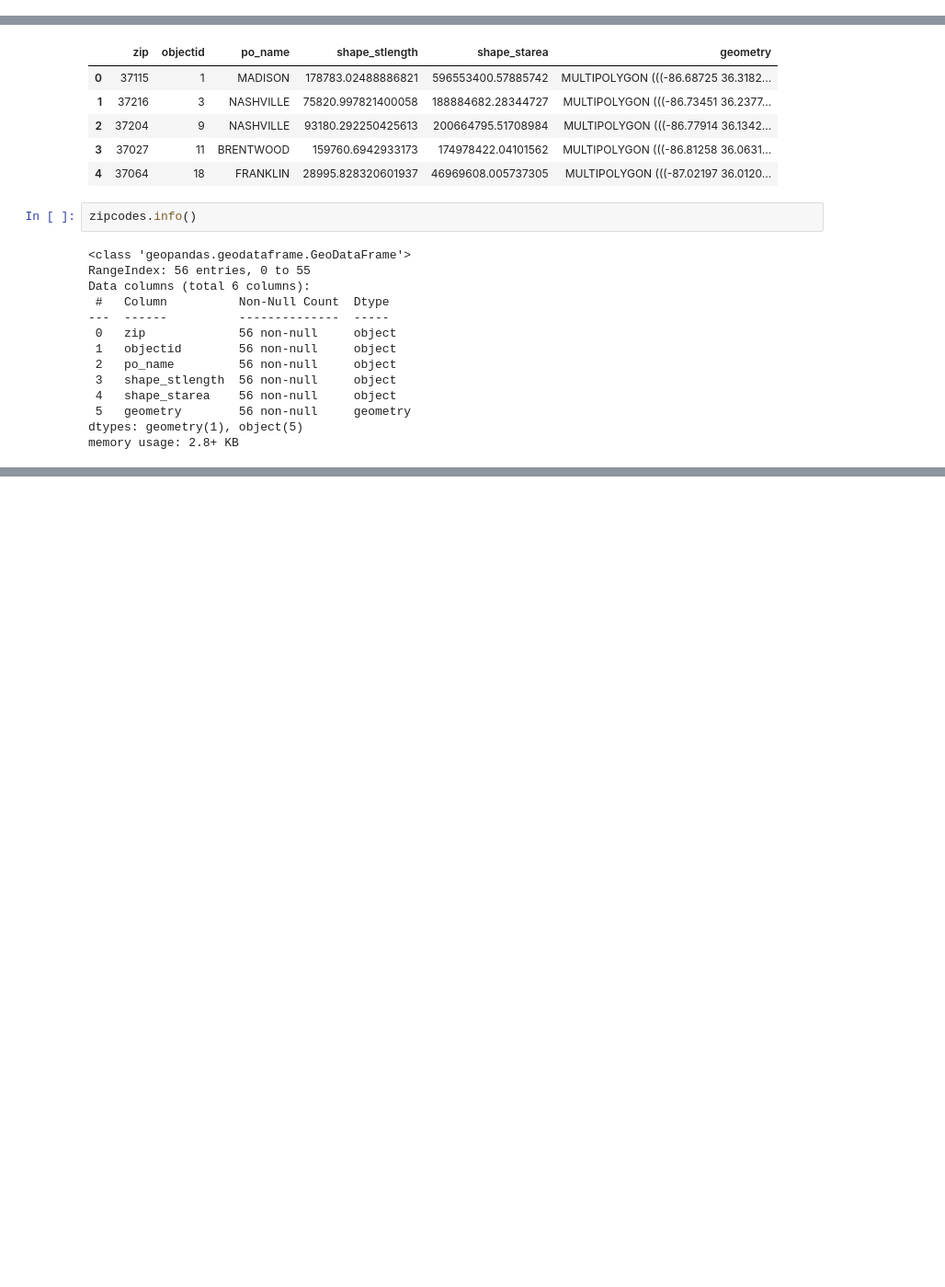
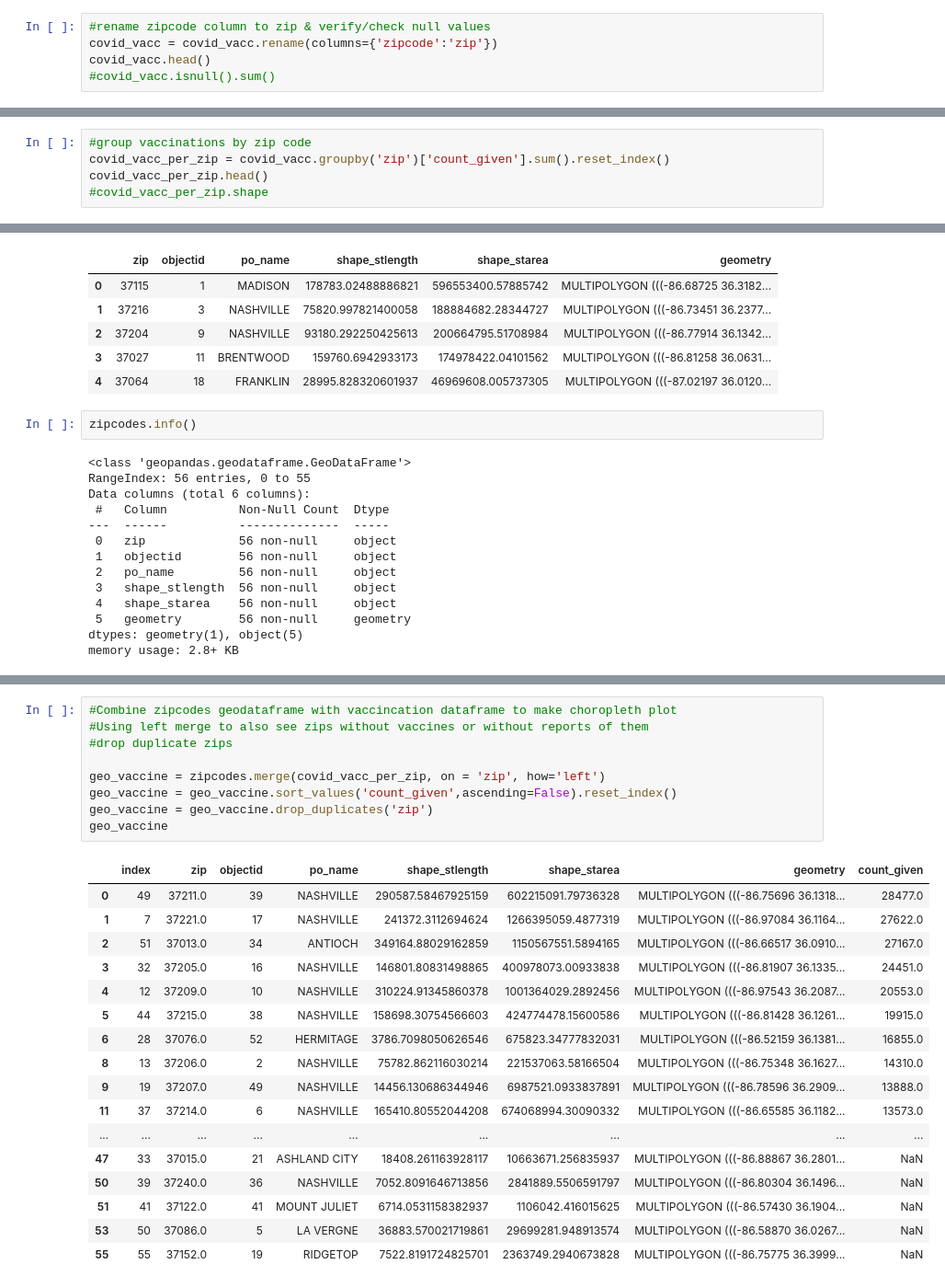
Before and after one commit to rghertel/nash-covid-cases-vaccines-pekka_pickled_peppers, a Jupyter notebook: Metro Area Covid Infections, Vaccinations, Other Factor Correlations.ipynb, the cells around one changed output, grey strips where cells are left out. Shown at 92% size. Saved outputs shown, nothing was run; the diff lists cells and outputs as text; blank space fills up the shorter version.

```diff
--- a/Metro Area Covid Infections, Vaccinations, Other Factor Correlations.ipynb
+++ b/Metro Area Covid Infections, Vaccinations, Other Factor Correlations.ipynb
@@ -37,3 +50,8 @@ Data columns (total 5 columns):
  4   protocol     6694 non-null   object
 dtypes: float64(3), object(2)
 memory usage: 261.6+ KB
+# %%
+#rename zipcode column to zip & verify/check null values
+covid_vacc = covid_vacc.rename(columns={'zipcode':'zip'})
+covid_vacc.head()
+#covid_vacc.isnull().sum()
@@ -39,0 +65,5 @@ memory usage: 261.6+ KB
+# %%
+#group vaccinations by zip code
+covid_vacc_per_zip = covid_vacc.groupby('zip')['count_given'].sum().reset_index()
+covid_vacc_per_zip.head()
+#covid_vacc_per_zip.shape
@@ -78,0 +170,27 @@ KeyError: 'zip'
+# %%
+#Combine zipcodes geodataframe with vaccincation dataframe to make choropleth plot
+#Using left merge to also see zips without vaccines or without reports of them
+#drop duplicate zips
+
+geo_vaccine = zipcodes.merge(covid_vacc_per_zip, on = 'zip', how='left')
+geo_vaccine = geo_vaccine.sort_values('count_given',ascending=False).reset_index()
+geo_vaccine = geo_vaccine.drop_duplicates('zip')
+geo_vaccine
+# %% [output]
+|  | index | zip | objectid | po_name | shape_stlength | shape_starea | geometry | count_given |
+| 0 | 49 | 37211.0 | 39 | NASHVILLE | 290587.58467925159 | 602215091.79736328 | MULTIPOLYGON (((-86.75696 36.1318... | 28477.0 |
+| 1 | 7 | 37221.0 | 17 | NASHVILLE | 241372.3112694624 | 1266395059.4877319 | MULTIPOLYGON (((-86.97084 36.1164... | 27622.0 |
+| 2 | 51 | 37013.0 | 34 | ANTIOCH | 349164.88029162859 | 1150567551.5894165 | MULTIPOLYGON (((-86.66517 36.0910... | 27167.0 |
+| 3 | 32 | 37205.0 | 16 | NASHVILLE | 146801.80831498865 | 400978073.00933838 | MULTIPOLYGON (((-86.81907 36.1335... | 24451.0 |
+| 4 | 12 | 37209.0 | 10 | NASHVILLE | 310224.91345860378 | 1001364029.2892456 | MULTIPOLYGON (((-86.97543 36.2087... | 20553.0 |
+| 5 | 44 | 37215.0 | 38 | NASHVILLE | 158698.30754566603 | 424774478.15600586 | MULTIPOLYGON (((-86.81428 36.1261... | 19915.0 |
+| 6 | 28 | 37076.0 | 52 | HERMITAGE | 3786.7098050626546 | 675823.34777832031 | MULTIPOLYGON (((-86.52159 36.1381... | 16855.0 |
+| 8 | 13 | 37206.0 | 2 | NASHVILLE | 75782.862116030214 | 221537063.58166504 | MULTIPOLYGON (((-86.75348 36.1627... | 14310.0 |
+| 9 | 19 | 37207.0 | 49 | NASHVILLE | 14456.130686344946 | 6987521.0933837891 | MULTIPOLYGON (((-86.78596 36.2909... | 13888.0 |
+| 11 | 37 | 37214.0 | 6 | NASHVILLE | 165410.80552044208 | 674068994.30090332 | MULTIPOLYGON (((-86.65585 36.1182... | 13573.0 |
+| ... | ... | ... | ... | ... | ... | ... | ... | ... |
+| 47 | 33 | 37015.0 | 21 | ASHLAND CITY | 18408.261163928117 | 10663671.256835937 | MULTIPOLYGON (((-86.88867 36.2801... | NaN |
+| 50 | 39 | 37240.0 | 36 | NASHVILLE | 7052.8091646713856 | 2841889.5506591797 | MULTIPOLYGON (((-86.80304 36.1496... | NaN |
+| 51 | 41 | 37122.0 | 41 | MOUNT JULIET | 6714.0531158382937 | 1106042.416015625 | MULTIPOLYGON (((-86.57430 36.1904... | NaN |
+| 53 | 50 | 37086.0 | 5 | LA VERGNE | 36883.570021719861 | 29699281.948913574 | MULTIPOLYGON (((-86.58870 36.0267... | NaN |
+| 55 | 55 | 37152.0 | 19 | RIDGETOP | 7522.8191724825701 | 2363749.2940673828 | MULTIPOLYGON (((-86.75775 36.3999... | NaN |
```
Also changed, not shown: parts of 17 cells of this notebook, 7 other files.
